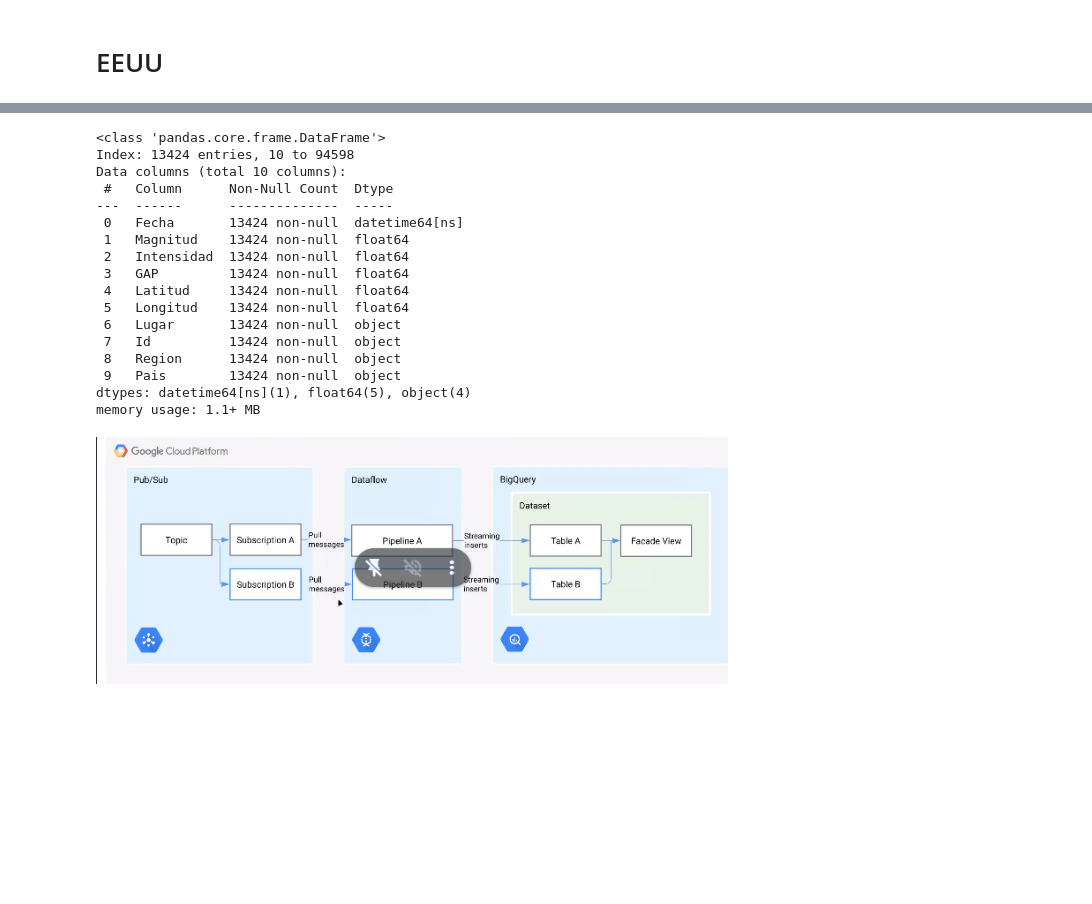
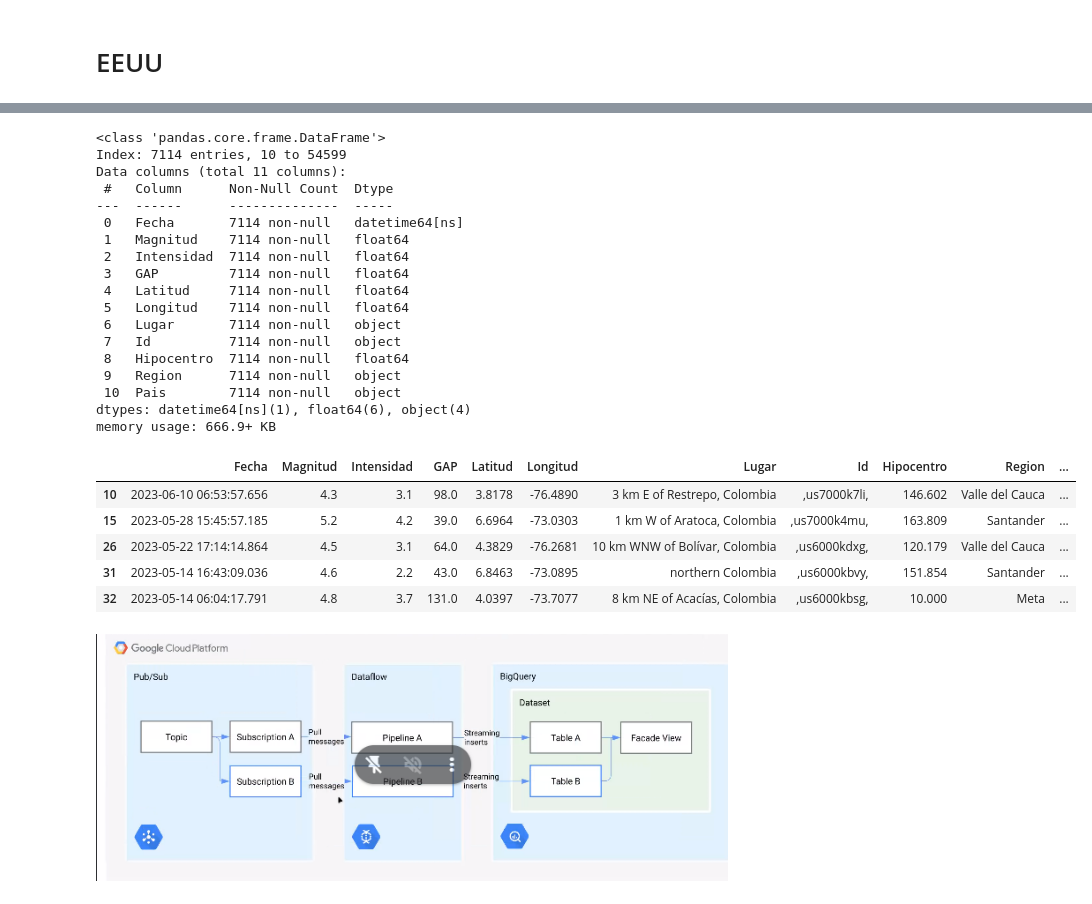
Before and after one commit to tinchoreco/PF-Alertas-Sismicas, a Jupyter notebook: notebooks/Igenieria/ETL.ipynb, the cells around one changed output, grey strips where cells are left out. Saved outputs shown, nothing was run; the diff lists cells and outputs as text; code cells hidden in the pictures; blank space fills up the shorter version.

```diff
--- a/notebooks/Igenieria/ETL.ipynb
+++ b/notebooks/Igenieria/ETL.ipynb
@@ -289,40 +318,49 @@ memory usage: 1.5+ MB
 # %%
 # Listado de valores a eliminar en la columna 'Col1'
 paises_permitidos = ['CO', 'US', 'JP']
 
 # Eliminar las filas donde los valores de 'Pais' no coinciden con el listado
 df_sismos = df_sismos[df_sismos['Pais'].isin(paises_permitidos)]
 
 # Renombramos las columnas
-nuevos_nombres = {'time': "Fecha", 'mag': "Magnitud", 'cdi': "Intensidad", 'gap': "GAP", 'latitude': "Latitud", 'longitude': "Longitud", 'place': "Lugar", 'ids': "Id", 'Region': 'Region' , 'Pais': 'Pais'}
+nuevos_nombres = {'time': "Fecha", 'mag': "Magnitud", 'cdi': "Intensidad", 'gap': "GAP", 'latitude': "Latitud", 'longitude': "Longitud", 'place': "Lugar", 'ids': "Id", "hipocentro": "Hipocentro", 'Region': 'Region' , 'Pais': 'Pais'}
 df_sismos.columns = nuevos_nombres.values()
 
 
 # Creamos un csv df_completo
 
+#df_sismos.to_csv("../../../DataSet/data_sismos_normalizado.csv")
 df_sismos.to_csv("../../DataSet/data_sismos_normalizado.csv")
 
 
 # Mostrar el DataFrame resultante
 df_sismos.info()
+df_sismos.head(5)
 # %% [output]
 <class 'pandas.core.frame.DataFrame'>
-Index: 13424 entries, 10 to 94598
-Data columns (total 10 columns):
+Index: 7114 entries, 10 to 54599
+Data columns (total 11 columns):
  #   Column      Non-Null Count  Dtype
 ---  ------      --------------  -----
- 0   Fecha       13424 non-null  datetime64[ns]
- 1   Magnitud    13424 non-null  float64
- 2   Intensidad  13424 non-null  float64
- 3   GAP         13424 non-null  float64
- 4   Latitud     13424 non-null  float64
- 5   Longitud    13424 non-null  float64
- 6   Lugar       13424 non-null  object
- 7   Id          13424 non-null  object
- 8   Region      13424 non-null  object
- 9   Pais        13424 non-null  object
-dtypes: datetime64[ns](1), float64(5), object(4)
-memory usage: 1.1+ MB
+ 0   Fecha       7114 non-null   datetime64[ns]
+ 1   Magnitud    7114 non-null   float64
+ 2   Intensidad  7114 non-null   float64
+ 3   GAP         7114 non-null   float64
+ 4   Latitud     7114 non-null   float64
+ 5   Longitud    7114 non-null   float64
+ 6   Lugar       7114 non-null   object
+ 7   Id          7114 non-null   object
+ 8   Hipocentro  7114 non-null   float64
+ 9   Region      7114 non-null   object
+ 10  Pais        7114 non-null   object
+dtypes: datetime64[ns](1), float64(6), object(4)
+memory usage: 666.9+ KB
+|  | Fecha | Magnitud | Intensidad | GAP | Latitud | Longitud | Lugar | Id | Hipocentro | Region | ... |
+| 10 | 2023-06-10 06:53:57.656 | 4.3 | 3.1 | 98.0 | 3.8178 | -76.4890 | 3 km E of Restrepo, Colombia | ,us7000k7li, | 146.602 | Valle del Cauca | ... |
+| 15 | 2023-05-28 15:45:57.185 | 5.2 | 4.2 | 39.0 | 6.6964 | -73.0303 | 1 km W of Aratoca, Colombia | ,us7000k4mu, | 163.809 | Santander | ... |
+| 26 | 2023-05-22 17:14:14.864 | 4.5 | 3.1 | 64.0 | 4.3829 | -76.2681 | 10 km WNW of Bolívar, Colombia | ,us6000kdxg, | 120.179 | Valle del Cauca | ... |
+| 31 | 2023-05-14 16:43:09.036 | 4.6 | 2.2 | 43.0 | 6.8463 | -73.0895 | northern Colombia | ,us6000kbvy, | 151.854 | Santander | ... |
+| 32 | 2023-05-14 06:04:17.791 | 4.8 | 3.7 | 131.0 | 4.0397 | -73.7077 | 8 km NE of Acacías, Colombia | ,us6000kbsg, | 10.000 | Meta | ... |
 # %% [markdown]
 ![image.png](attachment:image.png)
 # %% [markdown]
```
Also changed, not shown: parts of 6 cells of this notebook, 5 other files.
